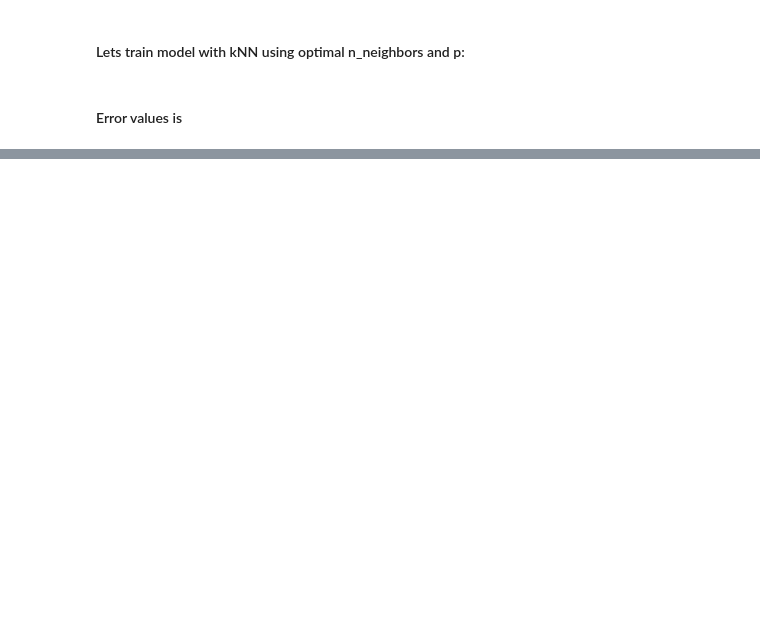
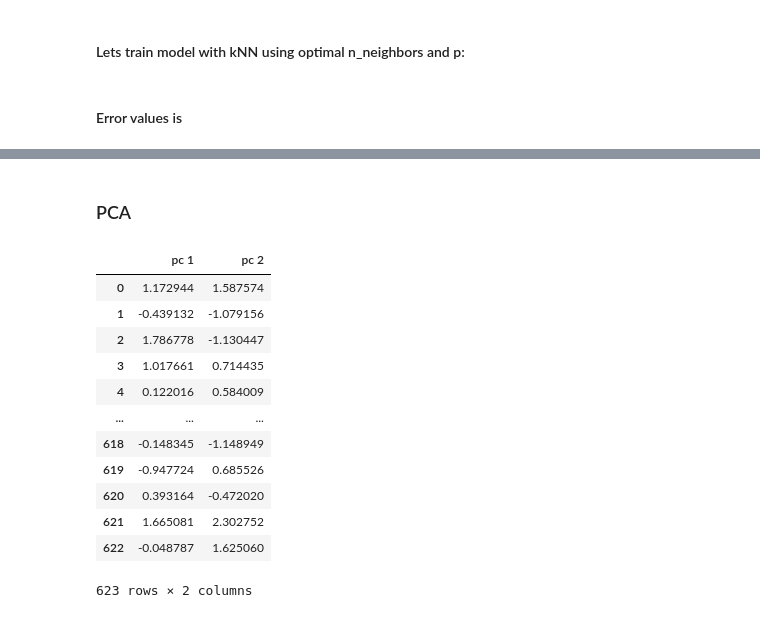
Before and after one commit to xnd-r/ML_course, a Jupyter notebook: Titanic.ipynb, the cells around one changed output, grey strips where cells are left out. Saved outputs shown, nothing was run; the diff lists cells and outputs as text; code cells hidden in the pictures; blank space fills up the shorter version.

```diff
--- a/Titanic.ipynb
+++ b/Titanic.ipynb
@@ -317,0 +288,22 @@ print(err_train, err_test)
+# %% [markdown]
+### PCA
+# %%
+from sklearn.decomposition import PCA
+pca = PCA(n_components=2)
+pc_2 = pca.fit_transform(X_train)
+pdf = pd.DataFrame(data = pc_2, columns = ['pc 1', 'pc 2'])
+pdf
+# %% [output]
+|  | pc 1 | pc 2 |
+| 0 | 1.172944 | 1.587574 |
+| 1 | -0.439132 | -1.079156 |
+| 2 | 1.786778 | -1.130447 |
+| 3 | 1.017661 | 0.714435 |
+| 4 | 0.122016 | 0.584009 |
+| ... | ... | ... |
+| 618 | -0.148345 | -1.148949 |
+| 619 | -0.947724 | 0.685526 |
+| 620 | 0.393164 | -0.472020 |
+| 621 | 1.665081 | 2.302752 |
+| 622 | -0.048787 | 1.625060 |
+623 rows × 2 columns
```
Also changed, not shown: parts of 20 cells of this notebook, 1 other file.
